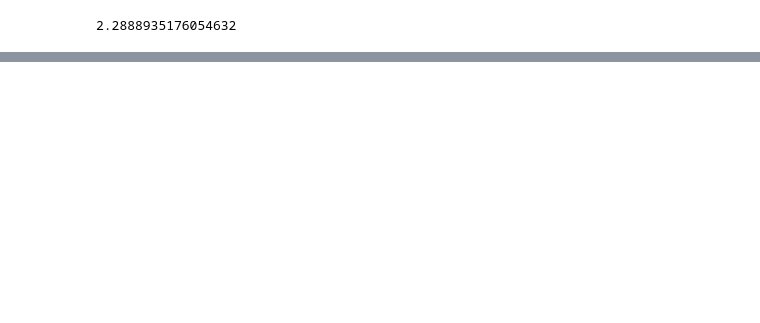
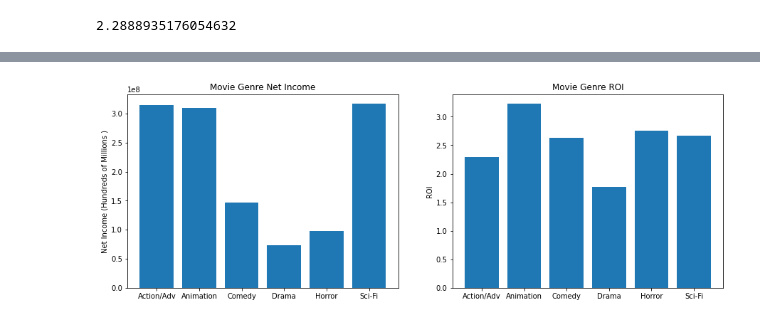
Before and after one commit to learn-co-curriculum/dsc-phase-1-project-v2-4, a Jupyter notebook: student.ipynb, the cells around one changed output, grey strips where cells are left out. Cells and saved outputs as stored; diff of their text form; code cells hidden in the pictures; blank space fills up the shorter version.

```diff
--- a/student.ipynb
+++ b/student.ipynb
@@ -818,0 +652,9 @@ ax.legend();
+# %%
+#Creating a list of lists of all of our genres and financials metrics to be passed into a DF
+data = [['Action/Adv', Act_Adv_PB, Act_Adv_WG, Act_Adv_NI, Act_Adv_ROI, Act_Adv_AR, Act_Adv_Len],
+        ['Animation', Animation_PB, Animation_WG, Animation_NI, Animation_ROI, Animation_AR, Animation_Len],
+        ['Comedy', Comedy_PB, Comedy_WG, Comedy_NI, Comedy_ROI, Comedy_AR, Comedy_Len],
+        ['Drama',Drama_PB ,Drama_WG ,Drama_NI ,Drama_ROI ,Drama_AR, Drama_Len],
+        ['Horror',Horror_PB ,Horror_WG ,Horror_NI ,Horror_ROI ,Horror_AR, Horror_Len],
+        ['Sci-Fi',Sci_Fi_PB ,Sci_Fi_WG ,Sci_Fi_NI ,Sci_Fi_ROI ,Sci_Fi_AR, Sci_Fi_Len],
+       ]
@@ -818,0 +663,11 @@ ax.legend();
+# %%
+#This DataFrame shows the financial metrics we created
+Mean_DF = pd.DataFrame(data, columns=['Movie Genre', 'Production Budget','Worldwide Gross','Net Income','ROI', 'Average Rating', 'Movie Count'])
+Mean_DF = Mean_DF.set_index('Movie Genre')
+Mean_DF = Mean_DF.astype(float).round(2)
+
+#Converting the floats to $
+Mean_DF['Production Budget'] = Mean_DF['Production Budget'].apply(lambda x: "${:.1f}M".format((x/1000000)))
+Mean_DF['Worldwide Gross'] = Mean_DF['Worldwide Gross'].apply(lambda x: "${:.1f}M".format((x/1000000)))
+Mean_DF['Net Income'] = Mean_DF['Net Income'].apply(lambda x: "${:.1f}M".format((x/1000000)))
+Mean_DF
@@ -818,0 +723,7 @@ ax.legend();
+# %%
+#Recreating Mean_DF where the numbers are ints so we can use for bar graphs
+Mean_DF_Bar = pd.DataFrame(data, columns=['Movie Genre', 'Production Budget','Worldwide Gross','Net Income','ROI', 'Average Rating', 'Movie Count'])
+Mean_DF_Bar = Mean_DF_Bar.set_index('Movie Genre')
+Mean_DF_Bar = Mean_DF_Bar.astype(int).round(2)
+
+Mean_DF_Bar
@@ -818,0 +739,19 @@ ax.legend();
+# %%
+fig, (ax1, ax2) = plt.subplots(ncols=2, figsize=(15,5))
+
+ax1.bar(
+    x = Mean_DF_Bar.index,
+    height = Mean_DF_Bar['Net Income']
+)
+
+ax2.bar(
+    x = Mean_DF.index,
+    height = Mean_DF['ROI']
+)
+
+ax1.set_title("Movie Genre Net Income")
+ax2.set_title("Movie Genre ROI")
+ax1.set_ylabel("Net Income (Hundreds of Millions )")
+ax2.set_ylabel("ROI");
+# %% [output]
+[figure, added]
```
Also changed, not shown: parts of 56 cells of this notebook.
